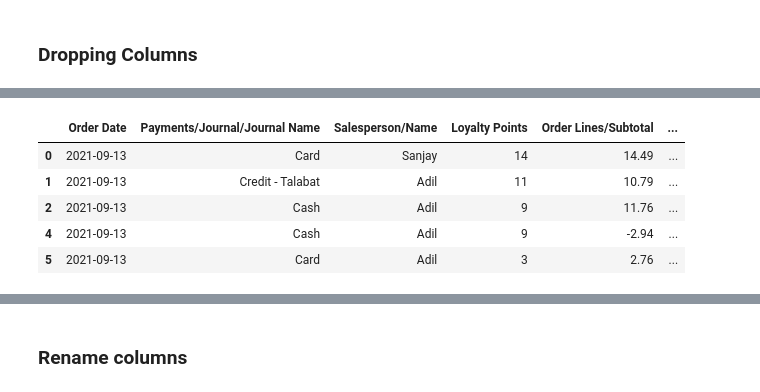
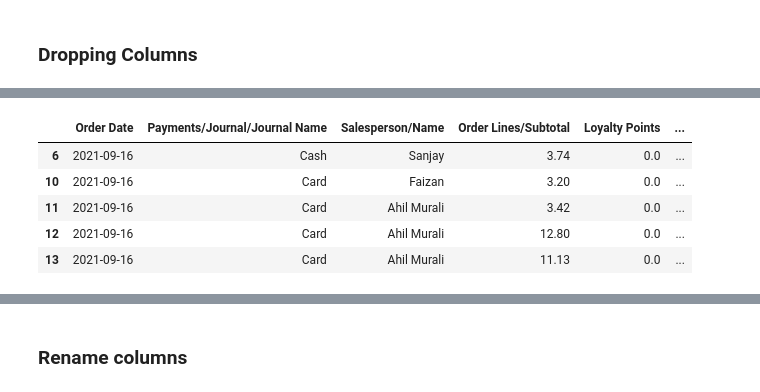
Before and after one commit to itpetarabia/reports, a Jupyter notebook: pos-sales.ipynb, the cells around one changed output, grey strips where cells are left out. Drawn from its saved outputs; the diff is of its cells as text; code cells hidden in the pictures.

```diff
--- a/pos-sales.ipynb
+++ b/pos-sales.ipynb
@@ -5,7 +5,7 @@ import pandas as pd
 # %% [markdown]
 ## Reading file
 # %%
-df = pd.read_csv('pos.order.csv')
+df = pd.read_csv('pos.order2020-1.csv')
 df.info()
 # %% [output]
 <class 'pandas.core.frame.DataFrame'>
@@ -147,4 +169,5 @@ df.head()
 # %%
-df['Branch'] = df['Order Ref'].map(lambda x: x.split('/')[0])
-df.head()
+# df['Branch'] = df['Order Ref'].map(lambda x: x.split('/')[0])
+df['Branch'] = df['Point of Sale Name'].dropna().map(lambda x: x.split(' ')[0])
+df.Branch
 # %% [output]
@@ -183,10 +219,21 @@ array(['Card - Budaiya', 'Card - Saar', 'Credit- Insta Shop Budaiya',
 # %%
 def simple_payment_method(text):
-    types = ['Credit - Talabat', 'Credit - Insta', 'Card', 'Cash',
-             'Credit Note', 'Credit- HOMIEZ','Credit:-Feehla']
-    for t in types:
-        if t in text:
-            return t
+    basic_types = ['Credit', 'Cash', 'Card']
+    sub_types = ['Talabat', 'Insta', 'Carriage',
+                 'Baqalaat', 'BEC', 'Jebly', 'PKG',
+                 'HOMIEZ', 'Note', 'Henlo', 'Feehla', 'Dalooni' ]
+    simple_name = []
+    for typ in basic_types:
+        if typ in text:
+            simple_name.append(typ)
+            break
+
+    for typ in sub_types:
+        if typ in text:
+            simple_name.append(typ)
+            break
+
+    return '|'.join(simple_name)
 
 
 df['Payments/Journal/Journal Name'] = df['Payments/Journal/Journal Name'].map(simple_payment_method)
@@ -204,11 +253,10 @@ def type_of_sale(row):
     if row['Order Lines/Product/Product Category'] == 'Grooming Service':
         return 'Grooming'
 
-    app_types = ['Talabat', 'Insta', 'HOMIEZ']
-    for typ in app_types:
-        if typ in row['Payments/Journal/Journal Name']:
-            return typ
-    return 'Product'
+    product_types = ['Cash', 'Card', 'Credit|Note']
+    if row['Payments/Journal/Journal Name'] in product_types:
+        return 'Product'
+    return row['Payments/Journal/Journal Name']
 
 df['SaleType'] = df.apply(type_of_sale, axis=1)
 df['SaleType'].value_counts()
@@ -224,16 +301,15 @@ Name: SaleType, dtype: int64
 # %%
 
 
-df.drop(['External ID', 'Order Lines/Unit Price', 'Order Lines/Quantity',
-         'Order Lines/Discount (%)', 'Order Lines/Discount Fixed', 'Order Ref', 'Customer/Name',
-         'Order Lines/Line No', 'Order Lines/Product/Name', 'Total', 'Order Lines/Product/Product Category','Status'],axis=1,inplace=True)
+df.drop(['External ID', 'Point of Sale Name', 'Status', 'Total', 'Customer/Name', 'Order Lines/Product/Name', 'Order Lines/Product/Product Category', 'Order Lines/Unit Price', 'Order Lines/Quantity',
+         'Order Lines/Discount (%)', 'Order Lines/Discount Fixed'],axis=1,inplace=True)
 
 
 df.head()
 # %% [output]
-|  | Order Date | Payments/Journal/Journal Name | Salesperson/Name | Loyalty Points | Order Lines/Subtotal | ... |
-| 0 | 2021-09-13 | Card | Sanjay | 14 | 14.49 | ... |
-| 1 | 2021-09-13 | Credit - Talabat | Adil | 11 | 10.79 | ... |
-| 2 | 2021-09-13 | Cash | Adil | 9 | 11.76 | ... |
-| 4 | 2021-09-13 | Cash | Adil | 9 | -2.94 | ... |
-| 5 | 2021-09-13 | Card | Adil | 3 | 2.76 | ... |
+|  | Order Date | Payments/Journal/Journal Name | Salesperson/Name | Order Lines/Subtotal | Loyalty Points | ... |
+| 6 | 2021-09-16 | Cash | Sanjay | 3.74 | 0.0 | ... |
+| 10 | 2021-09-16 | Card | Faizan | 3.20 | 0.0 | ... |
+| 11 | 2021-09-16 | Card | Ahil Murali | 3.42 | 0.0 | ... |
+| 12 | 2021-09-16 | Card | Ahil Murali | 12.80 | 0.0 | ... |
+| 13 | 2021-09-16 | Card | Ahil Murali | 11.13 | 0.0 | ... |
```
Also changed, not shown: parts of 42 cells of this notebook, 1 other file.
